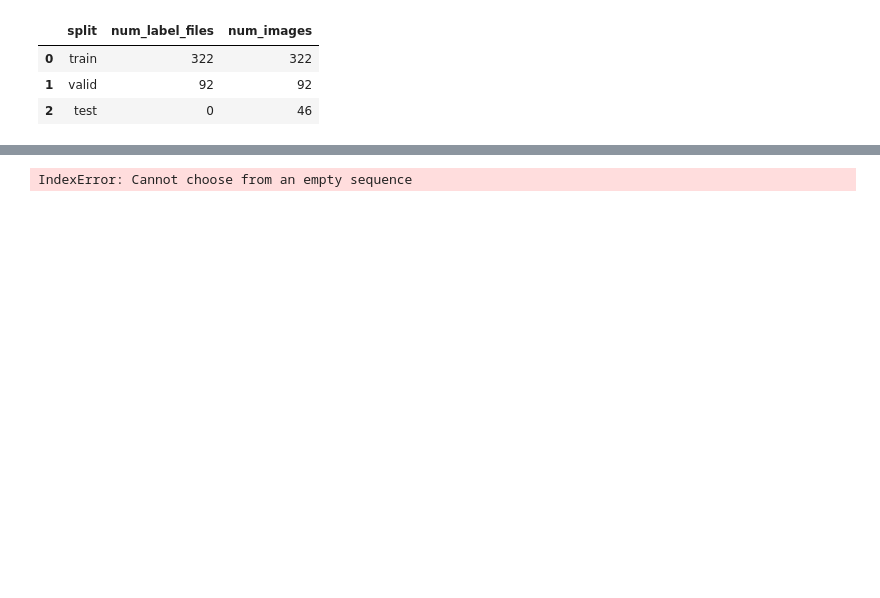
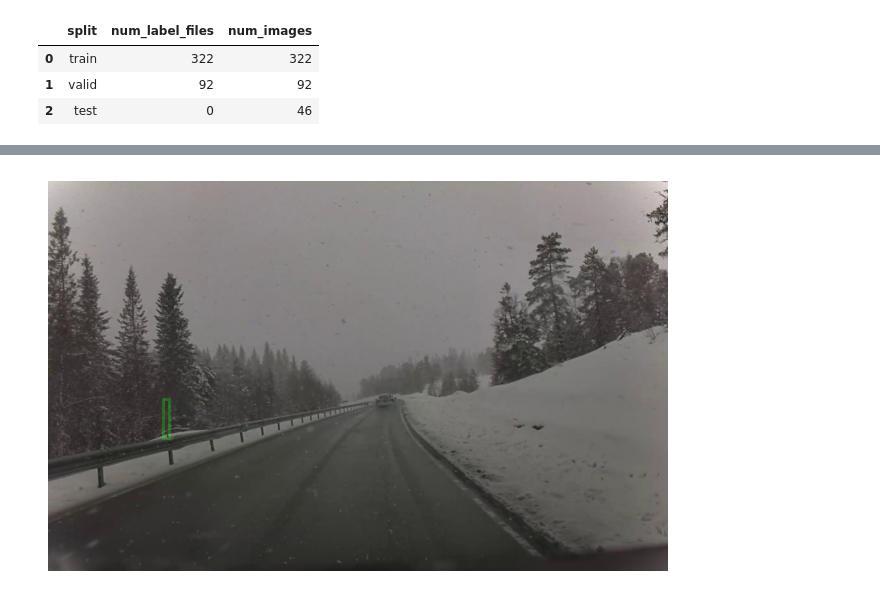
Before and after one commit to HesteBjorn/TDT17-snow-pole-detection, a Jupyter notebook: notebooks/exploration.ipynb, the cells around one changed output, grey strips where cells are left out. Drawn from its saved outputs; the diff is of its cells as text; code cells hidden in the pictures; blank space fills up the shorter version.

Commit message:
add: visualize bounding boxes

```diff
--- a/notebooks/exploration.ipynb
+++ b/notebooks/exploration.ipynb
@@ -2,7 +2,12 @@
 # Poles2025 quick look
 # %%
 from pathlib import Path
+import random
 import sys
+
+import matplotlib.pyplot as plt
+import pandas as pd
+
 
 # Normalize project root whether notebook is run from repo root or notebooks/
 PROJECT_ROOT = Path().resolve()
@@ -10,3 +15,12 @@ if PROJECT_ROOT.name == "notebooks":
     PROJECT_ROOT = PROJECT_ROOT.parent
 if str(PROJECT_ROOT) not in sys.path:
     sys.path.insert(0, str(PROJECT_ROOT))
+
+from src import data
+from src.config import Paths
+
+main_root = PROJECT_ROOT / "Poles2025/roadpoles_v1"
+iphone_root = PROJECT_ROOT / "Poles2025/Road_poles_iPhone"
+paths = Paths(dataset_root=main_root)
+
+main_root, iphone_root
@@ -34,7 +36,3 @@ summary
 | 0 | train | 322 | 322 |
 | 1 | valid | 92 | 92 |
 | 2 | test | 0 | 46 |
-# %%
-# Inspect a handful of annotations
-df = data.load_annotations("train", paths.dataset_root)
-df.head()
@@ -47,0 +63,12 @@ df.head()
+# %%
+# Load annotations into unified DataFrames
+df_main = data.load_annotations("train", main_root)
+df_iphone = data.load_annotations_from_filelist(
+    iphone_root / "Train.txt",
+    dataset_root=iphone_root,
+    images_dirname="images",
+    labels_dirname="labels",
+)
+
+df_main
+df_iphone
@@ -48,26 +89,26 @@ df.head()
 # %%
-# Visualize one random training image with boxes (relative coords)
-sample_image = random.choice(list(data.iter_images(paths.dataset_root, "train")))
-sample_labels = df[df["image_path"] == sample_image]
+# Visualize one random training image with boxes (roadpoles_v1)
+sample_image = random.choice(df_main["image_path"].tolist())
+sample_labels = df_main[df_main["image_path"] == sample_image]
 
 img = plt.imread(sample_image)
 h, w = img.shape[:2]
 
 fig, ax = plt.subplots(figsize=(8, 6))
 ax.imshow(img)
 
 for _, row in sample_labels.iterrows():
     cx, cy, bw, bh = row[["cx", "cy", "w", "h"]]
     cx *= w
     cy *= h
     bw *= w
     bh *= h
     x0 = cx - bw / 2
     y0 = cy - bh / 2
-    rect = plt.Rectangle((x0, y0), bw, bh, linewidth=2, edgecolor="lime", facecolor="none")
+    rect = plt.Rectangle((x0, y0), bw, bh, linewidth=2, alpha=0.3, edgecolor="lime", facecolor="none")
     ax.add_patch(rect)
 
 ax.set_axis_off()
 plt.show()
 # %% [output]
-IndexError: Cannot choose from an empty sequence
+[figure, added]
```
Also changed, not shown: parts of 7 cells of this notebook, 2 other files.
